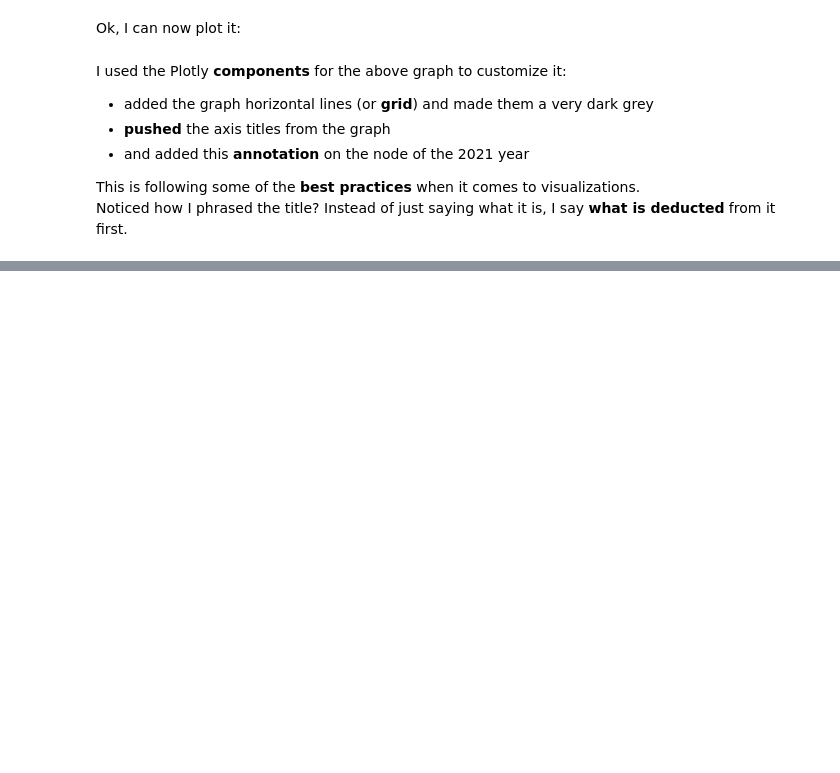
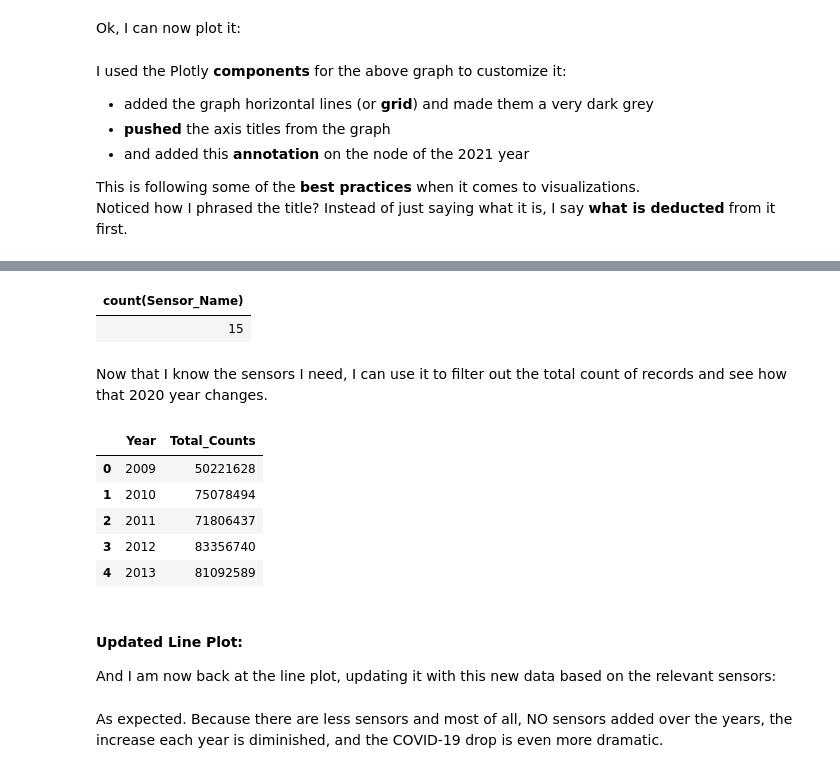
Before and after one commit to jendives2000/Data_ML_Practice_2025, a Jupyter notebook: 1-3-SQL/practice/DuckDB/notebooks/4_duckdb_handson_eda.ipynb, the cells around one changed output, grey strips where cells are left out. Cells and saved outputs as stored; diff of their text form; code cells hidden in the pictures; blank space fills up the shorter version.

```diff
--- a/1-3-SQL/practice/DuckDB/notebooks/4_duckdb_handson_eda.ipynb
+++ b/1-3-SQL/practice/DuckDB/notebooks/4_duckdb_handson_eda.ipynb
@@ -562,0 +725,9 @@ Noticed how I phrased the title? Instead of just saying what it is, I say **what
+# %%
+%%sql
+select count(Sensor_Name)
+from sensors14years
+# %% [output]
+| count(Sensor_Name) |
+| 15 |
+# %% [markdown]
+Now that I know the sensors I need, I can use it to filter out the total count of records and see how that 2020 year changes.
@@ -562,0 +743,13 @@ Noticed how I phrased the title? Instead of just saying what it is, I say **what
+# %%
+df_year_counts_15sensors = var_to_df(year_counts_15sensors)
+df_year_counts_15sensors.head(5)
+# %% [output]
+|  | Year | Total_Counts |
+| 0 | 2009 | 50221628 |
+| 1 | 2010 | 75078494 |
+| 2 | 2011 | 71806437 |
+| 3 | 2012 | 83356740 |
+| 4 | 2013 | 81092589 |
+# %% [markdown]
+#### Updated Line Plot:
+And I am now back at the line plot, updating it with this new data based on the relevant sensors:
@@ -562,0 +833,2 @@ Noticed how I phrased the title? Instead of just saying what it is, I say **what
+# %% [markdown]
+As expected. Because there are less sensors and most of all, NO sensors added over the years, the increase each year is diminished, and the COVID-19 drop is even more dramatic.
```
Also changed, not shown: parts of 21 cells of this notebook, 2 other files.
